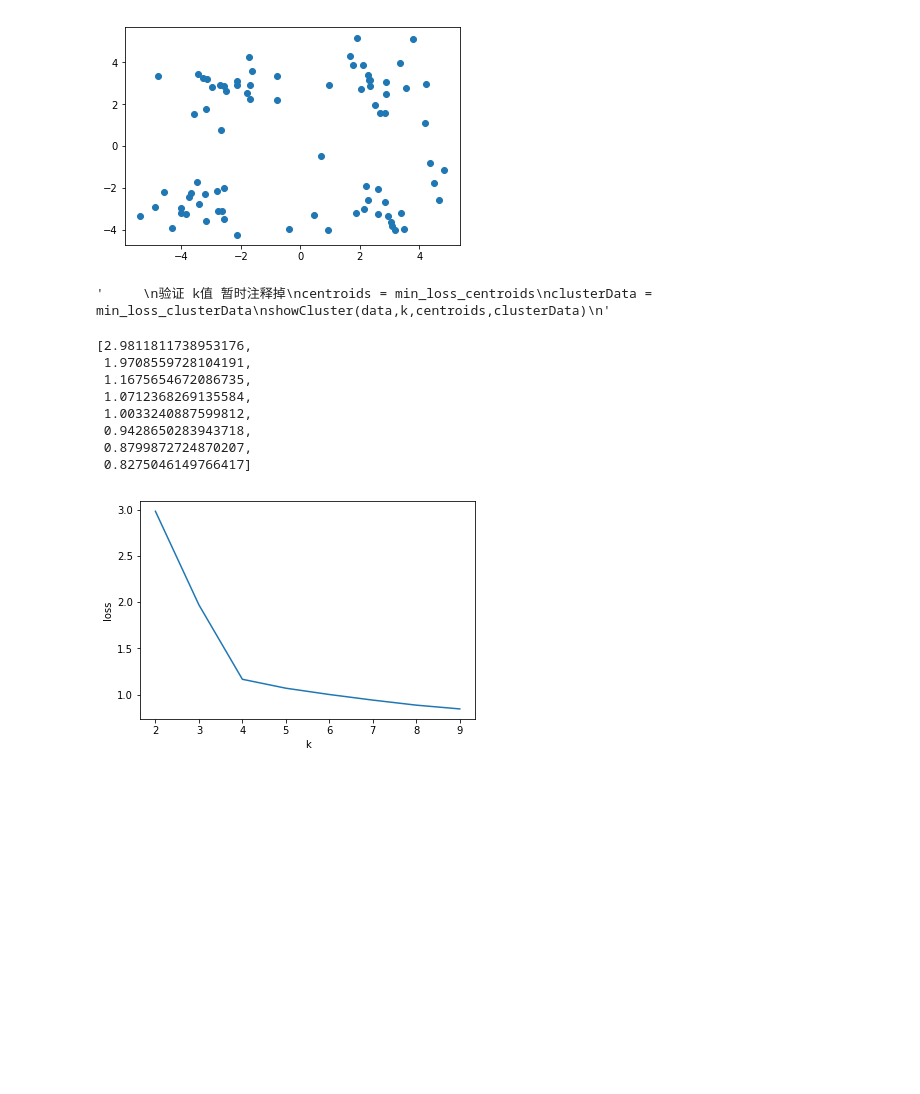
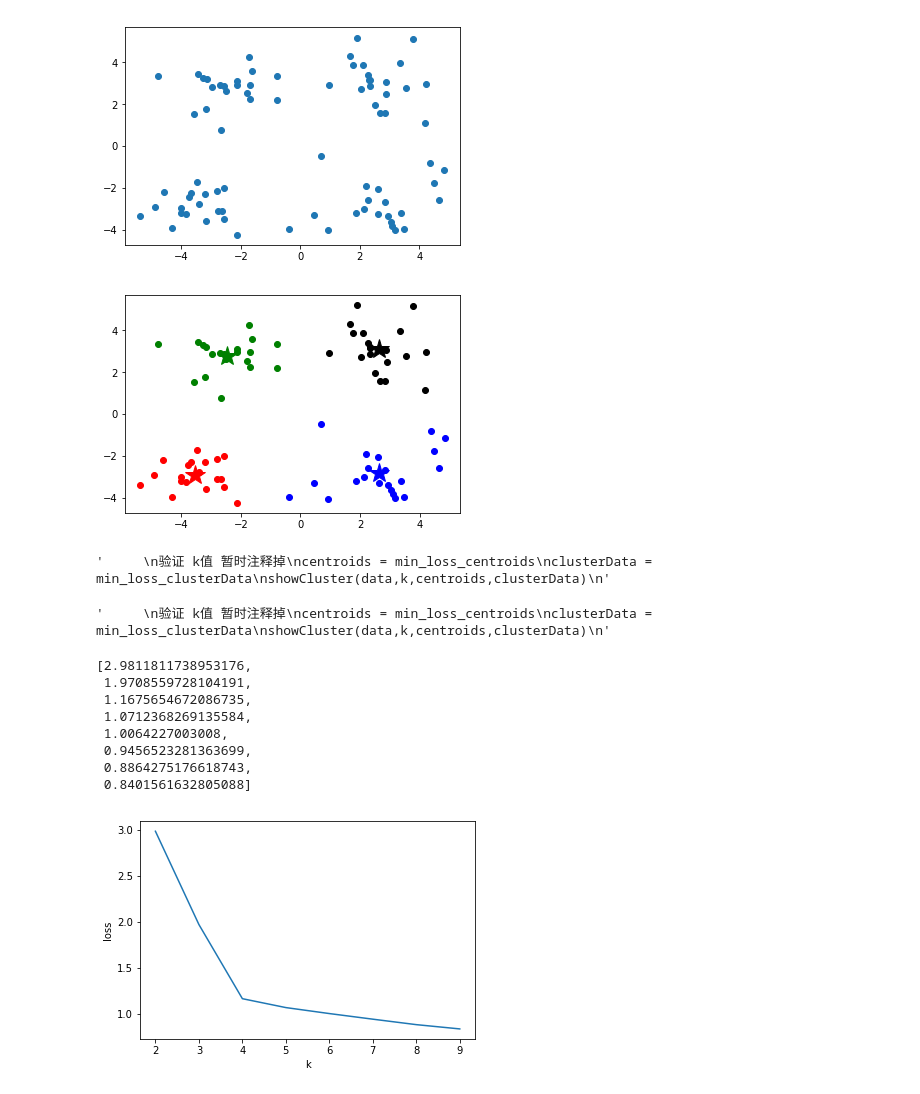
Before and after one commit to wangyong5123/ML, a Jupyter notebook: moocai/28 k_means.ipynb, the cells around one changed output. Drawn from its saved outputs; the diff is of its cells as text; code cells hidden in the pictures; blank space fills up the shorter version.

```diff
--- a/moocai/28 k_means.ipynb
+++ b/moocai/28 k_means.ipynb
@@ -92,4 +94,34 @@ def showCluster(data,k,centroids,clusterData):
     for i in range(k):
         plt.plot(centroids[i,0],centroids[i,1],mark[i],markersize=20)
     plt.show()
+# %%
+#1，质心优化：选择代价函数最小的一个 *****重要
+k = 4#如何选择 “肘部法则”
+
+min_loss = 10000
+min_loss_centroids = np.array([])
+min_loss_clusterData = np.array([])
+
+for i in range(50):
+
+    centroids,clusterData = kmeans(data,k)
+    loss = sum(clusterData[:,1])/data.shape[0]#初始值的选取，做很多次选取loss小的，第一个是距离，距离求和再求平均值 最终得到losss
+
+    if loss < min_loss:
+        min_loss = loss
+        min_loss_centroids = centroids
+        min_loss_clusterData = clusterData
+
+centroids = min_loss_centroids
+clusterData = min_loss_clusterData
+showCluster(data,k,centroids,clusterData)
+"""
+验证 k值 暂时注释掉
+centroids = min_loss_centroids
+clusterData = min_loss_clusterData
+showCluster(data,k,centroids,clusterData)
+"""
+# %% [output]
+[figure, added]
+'     \n验证 k值 暂时注释掉\ncentroids = min_loss_centroids\nclusterData = min_loss_clusterData\nshowCluster(data,k,centroids,clusterData)\n'
 # %%
@@ -130,10 +156,10 @@ list_loss
  1.9708559728104191,
  1.1675654672086735,
  1.0712368269135584,
- 1.0033240887599812,
- 0.9428650283943718,
- 0.8799872724870207,
- 0.8275046149766417]
+ 1.0064227003008,
+ 0.9456523281363699,
+ 0.8864275176618743,
+ 0.8401561632805088]
 # %%
 plt.plot(range(2,10),list_loss)
 plt.xlabel('k')
```
Also changed, not shown: parts of 10 cells of this notebook, 1 other file.
